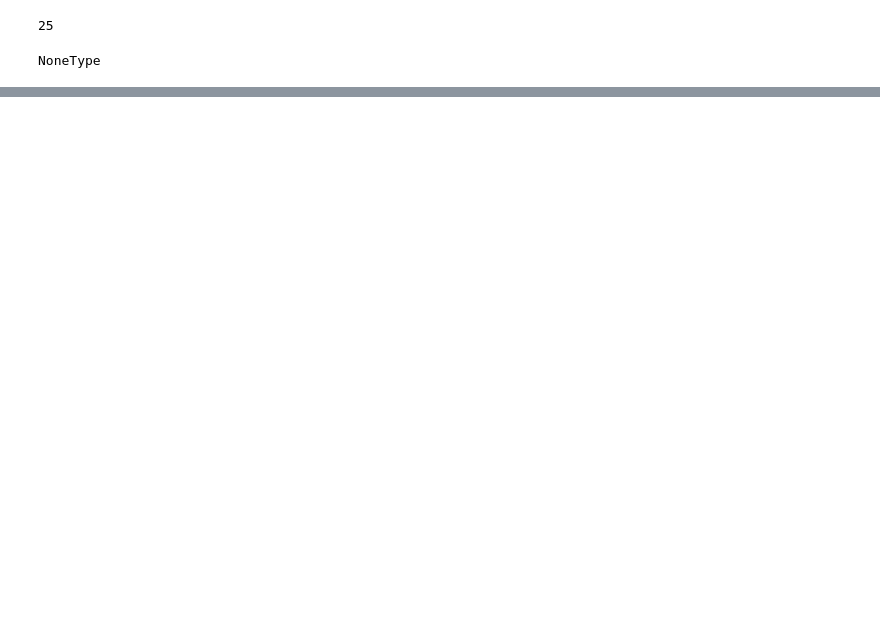
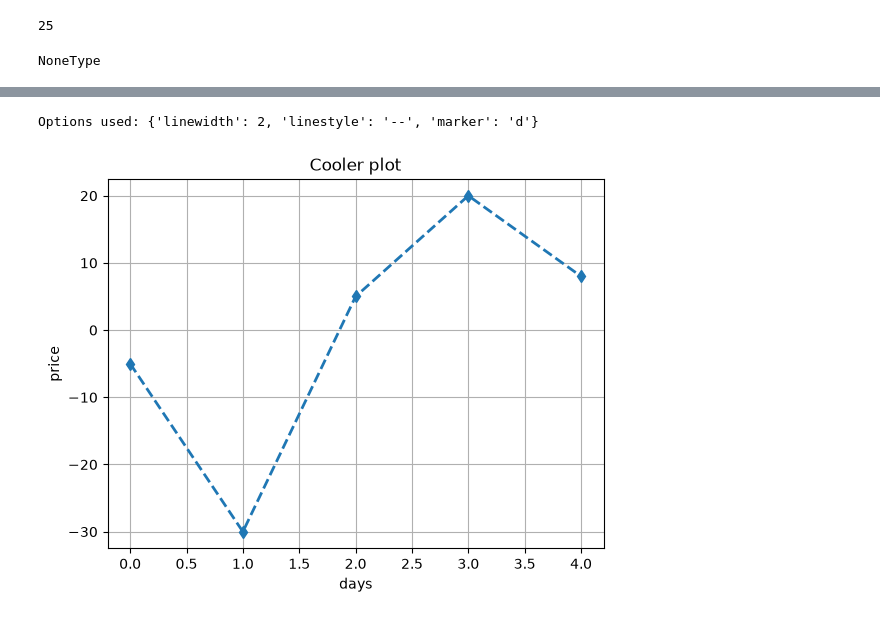
Before and after one commit to kokchun/python_kokchun_giang_aiu26, a Jupyter notebook: code_alongs/11_functions/functions.ipynb, the cells around one changed output, grey strips where cells are left out. Saved outputs shown, nothing was run; the diff lists cells and outputs as text; code cells hidden in the pictures; blank space fills up the shorter version.

```diff
--- a/code_alongs/11_functions/functions.ipynb
+++ b/code_alongs/11_functions/functions.ipynb
@@ -143,0 +238,5 @@ NoneType
+# %%
+stock_plot(x, y, title="Cooler plot", linewidth=2, linestyle="--", marker="d")
+# %% [output]
+Options used: {'linewidth': 2, 'linestyle': '--', 'marker': 'd'}
+[figure, added]
```
Also changed, not shown: parts of 12 cells of this notebook.
